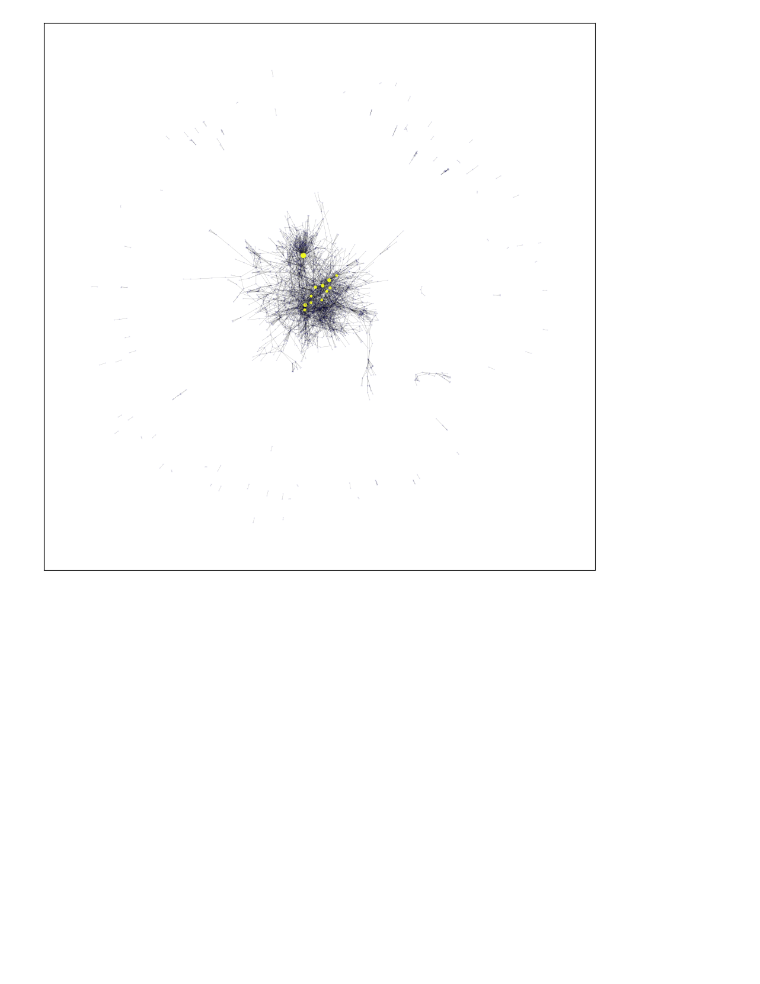
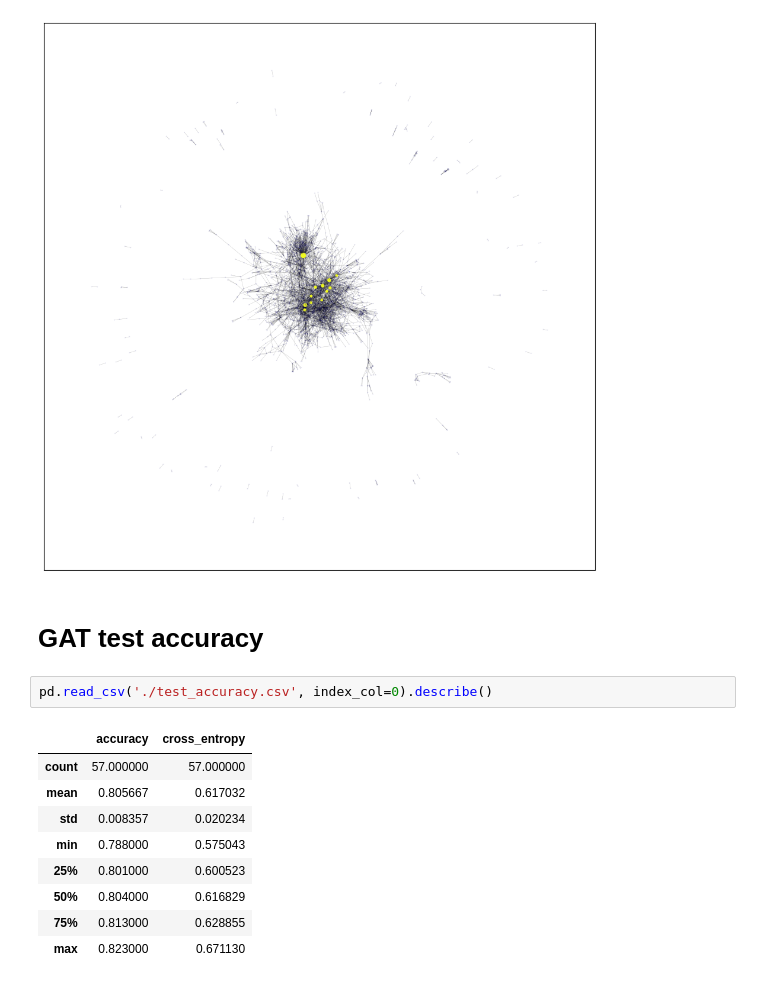
Before and after one commit to semink/graph-attention-network-pytorch-lightning, a Jupyter notebook: cora.ipynb, the cells around one changed output. Cells and saved outputs as stored; diff of their text form; blank space fills up the shorter version.

```diff
--- a/cora.ipynb
+++ b/cora.ipynb
@@ -99,3 +99,17 @@ plt.show()
 # %% [output]
 threshold 0.011821204285186553
 [figure]
+# %% [markdown]
+# GAT test accuracy
+# %%
+pd.read_csv('./test_accuracy.csv', index_col=0).describe()
+# %% [output]
+|  | accuracy | cross_entropy |
+| count | 57.000000 | 57.000000 |
+| mean | 0.805667 | 0.617032 |
+| std | 0.008357 | 0.020234 |
+| min | 0.788000 | 0.575043 |
+| 25% | 0.801000 | 0.600523 |
+| 50% | 0.804000 | 0.616829 |
+| 75% | 0.813000 | 0.628855 |
+| max | 0.823000 | 0.671130 |
```
Also changed, not shown: parts of 1 cell of this notebook, 3 other files.
